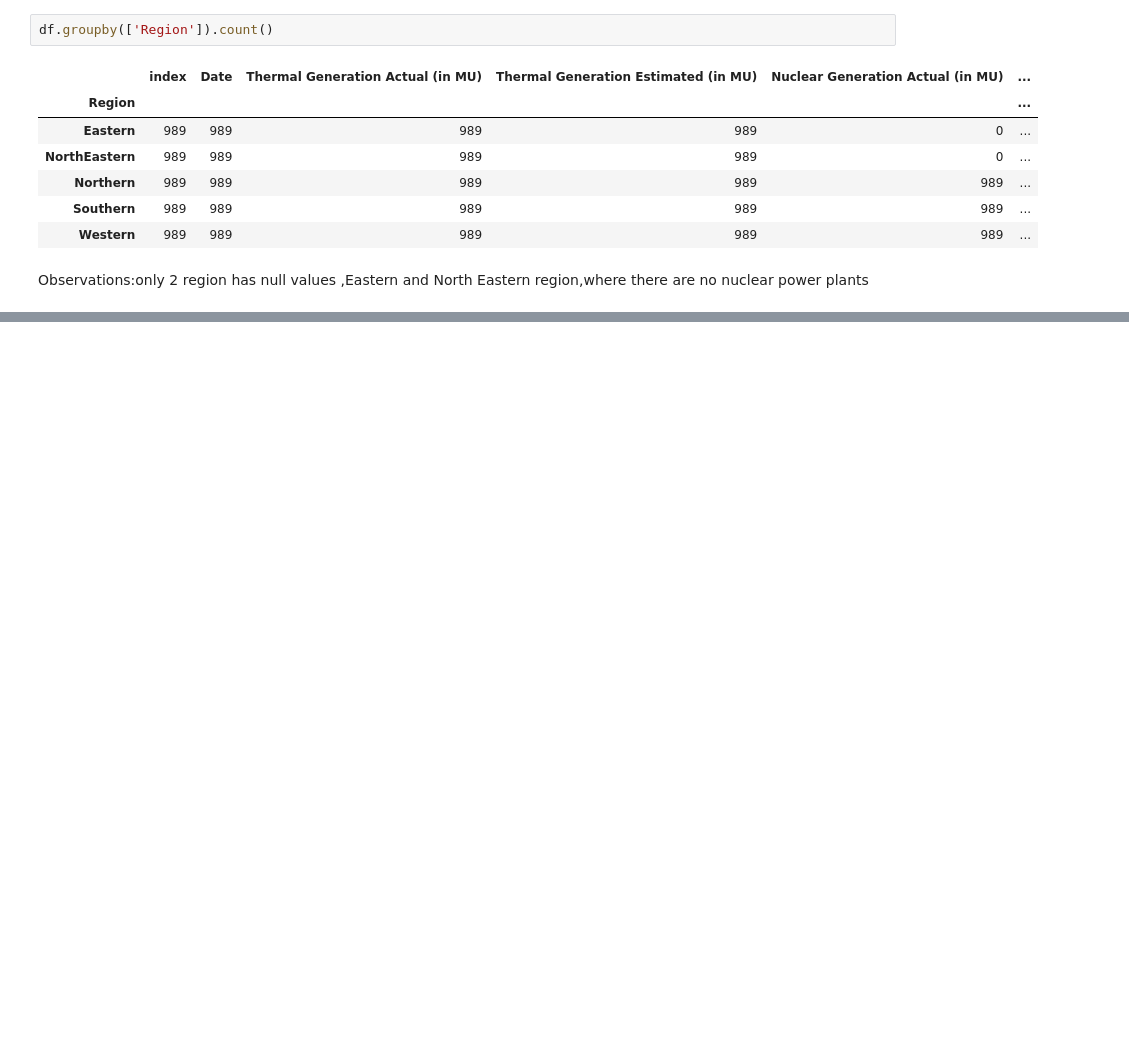
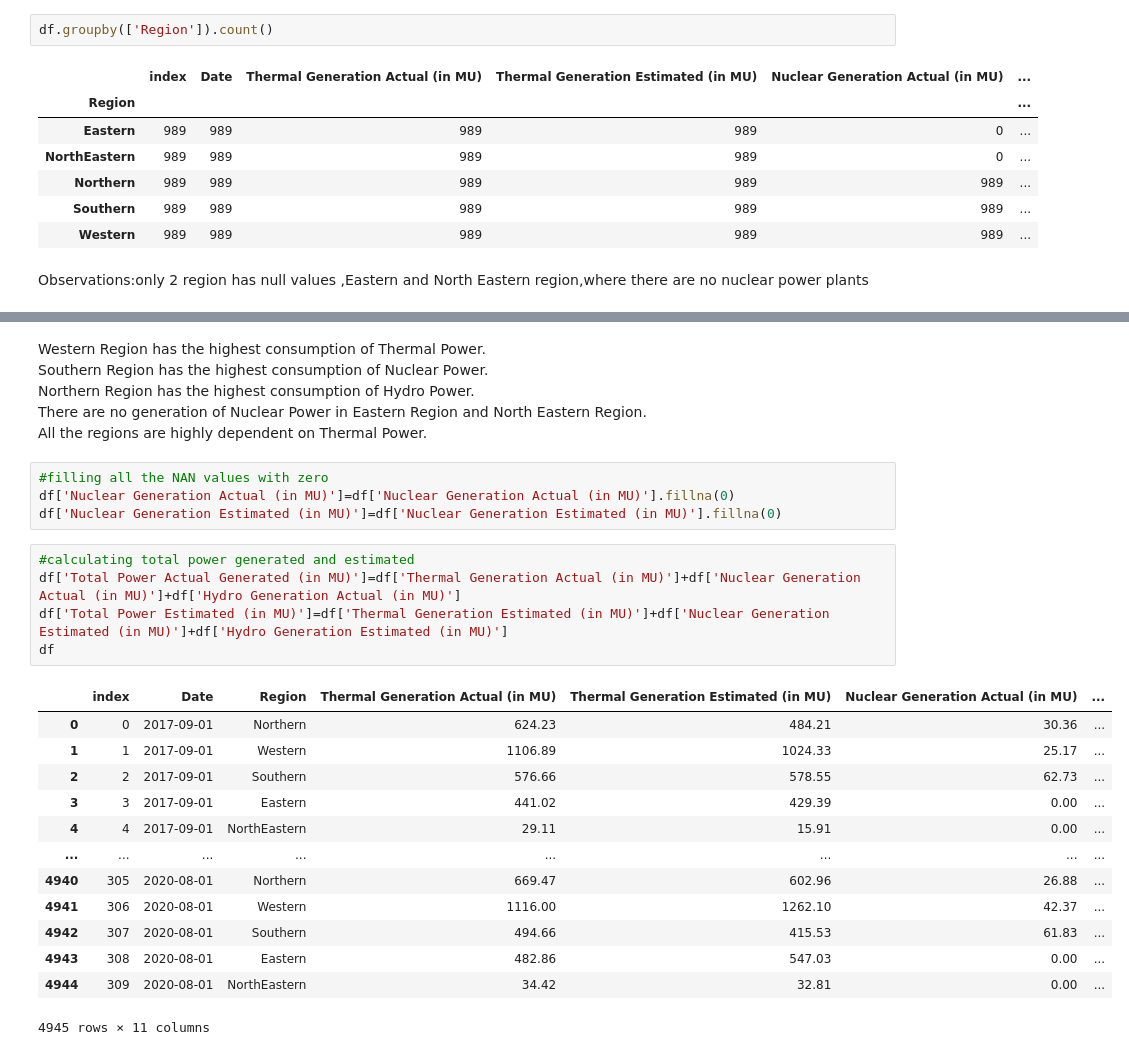
Before and after one commit to Arpita-Bayen/Power-Generation-in-India, a Jupyter notebook: Power Generation in India (2017-2020).ipynb, the cells around one changed output, grey strips where cells are left out. Cells and saved outputs as stored; diff of their text form; blank space fills up the shorter version.

```diff
--- a/Power Generation in India (2017-2020).ipynb
+++ b/Power Generation in India (2017-2020).ipynb
@@ -163,3 +167,32 @@ df1
 | Northern | 655048.26 | 602168.52 | 26964.08 | 31378.94 | ... |
 | Southern | 610753.56 | 543828.71 | 55855.21 | 46483.24 | ... |
 | Western | 1206631.65 | 1197394.22 | 27678.34 | 31880.85 | ... |
+# %% [markdown]
+Western Region has the highest consumption of Thermal Power.
+Southern Region has the highest consumption of Nuclear Power.
+Northern Region has the highest consumption of Hydro Power.
+There are no generation of Nuclear Power in Eastern Region and North Eastern Region.
+All the regions are highly dependent on Thermal Power.
+# %%
+#filling all the NAN values with zero
+df['Nuclear Generation Actual (in MU)']=df['Nuclear Generation Actual (in MU)'].fillna(0)
+df['Nuclear Generation Estimated (in MU)']=df['Nuclear Generation Estimated (in MU)'].fillna(0)
+# %%
+#calculating total power generated and estimated
+df['Total Power Actual Generated (in MU)']=df['Thermal Generation Actual (in MU)']+df['Nuclear Generation Actual (in MU)']+df['Hydro Generation Actual (in MU)']
+df['Total Power Estimated (in MU)']=df['Thermal Generation Estimated (in MU)']+df['Nuclear Generation Estimated (in MU)']+df['Hydro Generation Estimated (in MU)']
+df
+# %% [output]
+|  | index | Date | Region | Thermal Generation Actual (in MU) | Thermal Generation Estimated (in MU) | Nuclear Generation Actual (in MU) | ... |
+| 0 | 0 | 2017-09-01 | Northern | 624.23 | 484.21 | 30.36 | ... |
+| 1 | 1 | 2017-09-01 | Western | 1106.89 | 1024.33 | 25.17 | ... |
+| 2 | 2 | 2017-09-01 | Southern | 576.66 | 578.55 | 62.73 | ... |
+| 3 | 3 | 2017-09-01 | Eastern | 441.02 | 429.39 | 0.00 | ... |
+| 4 | 4 | 2017-09-01 | NorthEastern | 29.11 | 15.91 | 0.00 | ... |
+| ... | ... | ... | ... | ... | ... | ... | ... |
+| 4940 | 305 | 2020-08-01 | Northern | 669.47 | 602.96 | 26.88 | ... |
+| 4941 | 306 | 2020-08-01 | Western | 1116.00 | 1262.10 | 42.37 | ... |
+| 4942 | 307 | 2020-08-01 | Southern | 494.66 | 415.53 | 61.83 | ... |
+| 4943 | 308 | 2020-08-01 | Eastern | 482.86 | 547.03 | 0.00 | ... |
+| 4944 | 309 | 2020-08-01 | NorthEastern | 34.42 | 32.81 | 0.00 | ... |
+4945 rows × 11 columns
```
Also changed, not shown: parts of 13 cells of this notebook.
